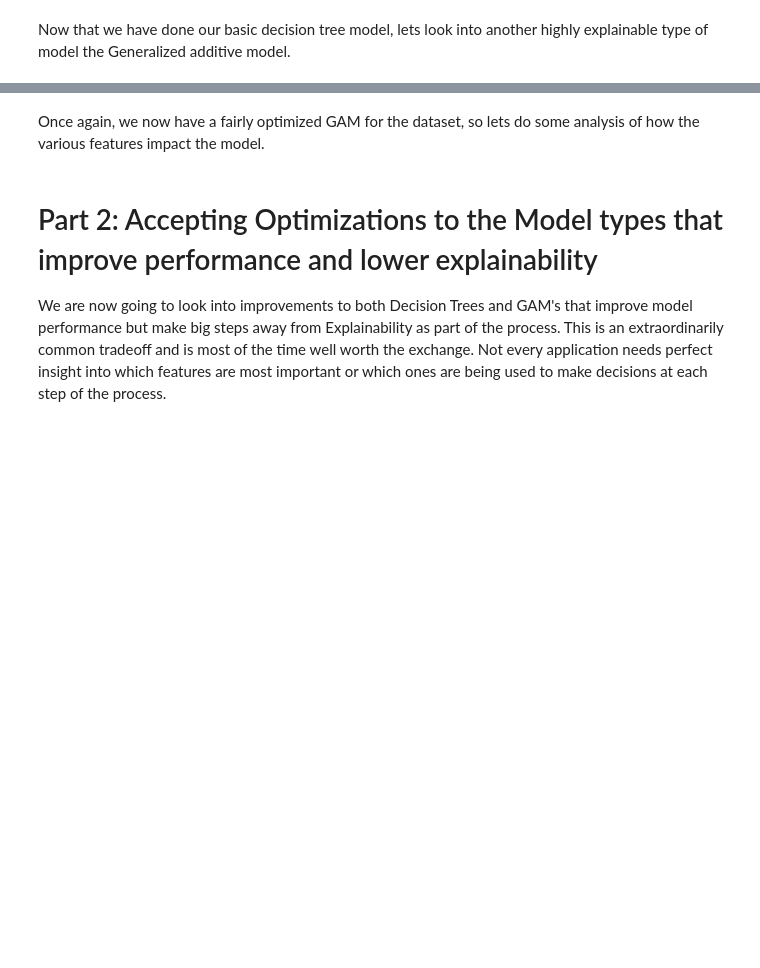
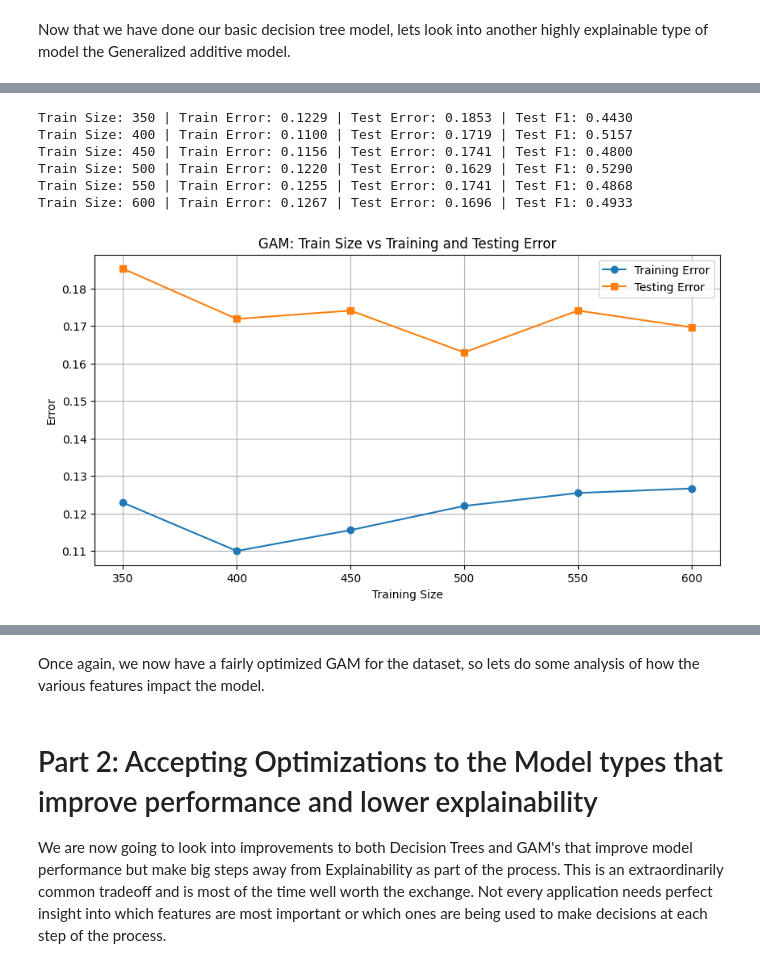
Before and after one commit to shankswhite/ML6140, a Jupyter notebook: HighExplainability.ipynb, the cells around one changed output, grey strips where cells are left out. Saved outputs shown, nothing was run; the diff lists cells and outputs as text; code cells hidden in the pictures; blank space fills up the shorter version.

```diff
--- a/HighExplainability.ipynb
+++ b/HighExplainability.ipynb
@@ -366,7 +513,7 @@ X_test_scaled = scaler.transform(X_test)
 # --- Hyperparameter tuning: n_splines and lam via pygam gridsearch ---
 # pygam doesn't implement the sklearn estimator interface, so we use its
 # built-in .gridsearch() to tune lam, and loop over n_splines ourselves.
-n_splines_options = [5, 10, 20]
+n_splines_options = [ 18, 20, 22, 24]
 lam_values = np.logspace(-1, 1, 3)  # [0.1, 1.0, 10.0]
 
 gam_results = []
@@ -415,37 +594,45 @@ print(f"Training Time: {gam_training_time:.4f} seconds")
 # %%
 # --- Train size vs error ---
-train_sizes = [400, 800, 1344]
+train_sizes = [ 350, 400, 450, 500, 550, 600]
 gam_size_results = []
 
 for size in train_sizes:
     X_train_subset = X_train_scaled[:size]
     y_train_subset = y_train[:size]
 
     gam_model = LogisticGAM(n_splines=best_gam['n_splines'], lam=best_gam['lam'])
     gam_model.fit(X_train_subset, y_train_subset.ravel())
 
     y_train_pred = gam_model.predict(X_train_subset)
     train_error = 1 - accuracy_score(y_train_subset, y_train_pred)
 
     y_test_pred = gam_model.predict(X_test_scaled)
     test_error = 1 - accuracy_score(y_test, y_test_pred)
     test_f1 = f1_score(y_test, y_test_pred)
 
     gam_size_results.append({'train_size': size, 'train_error': train_error, 'test_error': test_error, 'test_f1': test_f1})
     print(f"Train Size: {size} | Train Error: {train_error:.4f} | Test Error: {test_error:.4f} | Test F1: {test_f1:.4f}")
 
 gam_size_results_arr = np.array([(r['train_size'], r['train_error'], r['test_error']) for r in gam_size_results])
 
 plt.figure(figsize=(10, 5))
 plt.title("GAM: Train Size vs Training and Testing Error")
 plt.xlabel("Training Size")
 plt.ylabel("Error")
 plt.plot(gam_size_results_arr[:, 0], gam_size_results_arr[:, 1], marker='o', linestyle='-', label="Training Error")
 plt.plot(gam_size_results_arr[:, 0], gam_size_results_arr[:, 2], marker='s', linestyle='-', label="Testing Error")
 plt.legend()
 plt.grid(True)
 plt.savefig("gam_train_size_vs_error.png")
 plt.show()
+# %% [output]
+Train Size: 350 | Train Error: 0.1229 | Test Error: 0.1853 | Test F1: 0.4430
+Train Size: 400 | Train Error: 0.1100 | Test Error: 0.1719 | Test F1: 0.5157
+Train Size: 450 | Train Error: 0.1156 | Test Error: 0.1741 | Test F1: 0.4800
+Train Size: 500 | Train Error: 0.1220 | Test Error: 0.1629 | Test F1: 0.5290
+Train Size: 550 | Train Error: 0.1255 | Test Error: 0.1741 | Test F1: 0.4868
+Train Size: 600 | Train Error: 0.1267 | Test Error: 0.1696 | Test F1: 0.4933
+[figure, added]
 # %%
 # --- Train size vs F1 ---
 plt.figure(figsize=(10, 5))
```
Also changed, not shown: parts of 24 cells of this notebook.
